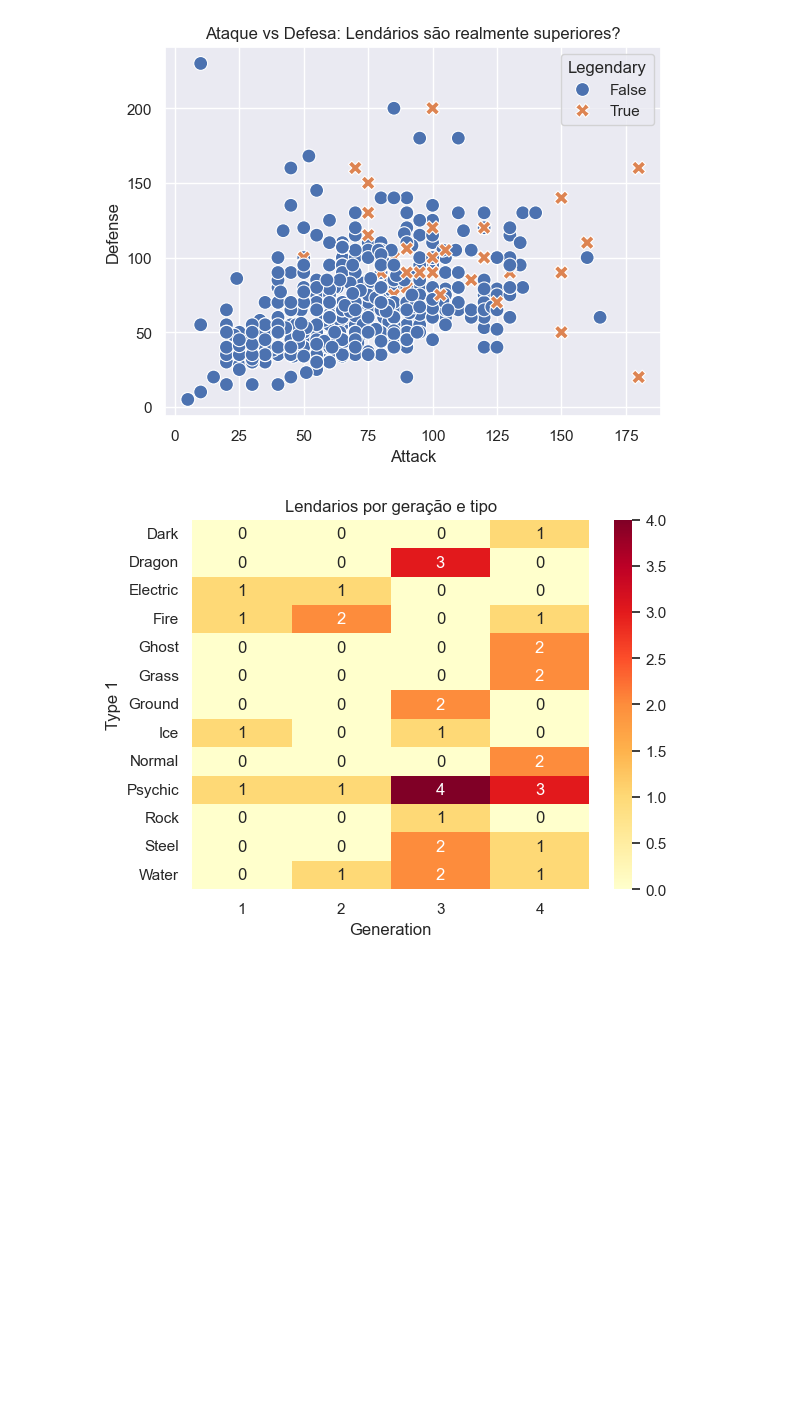
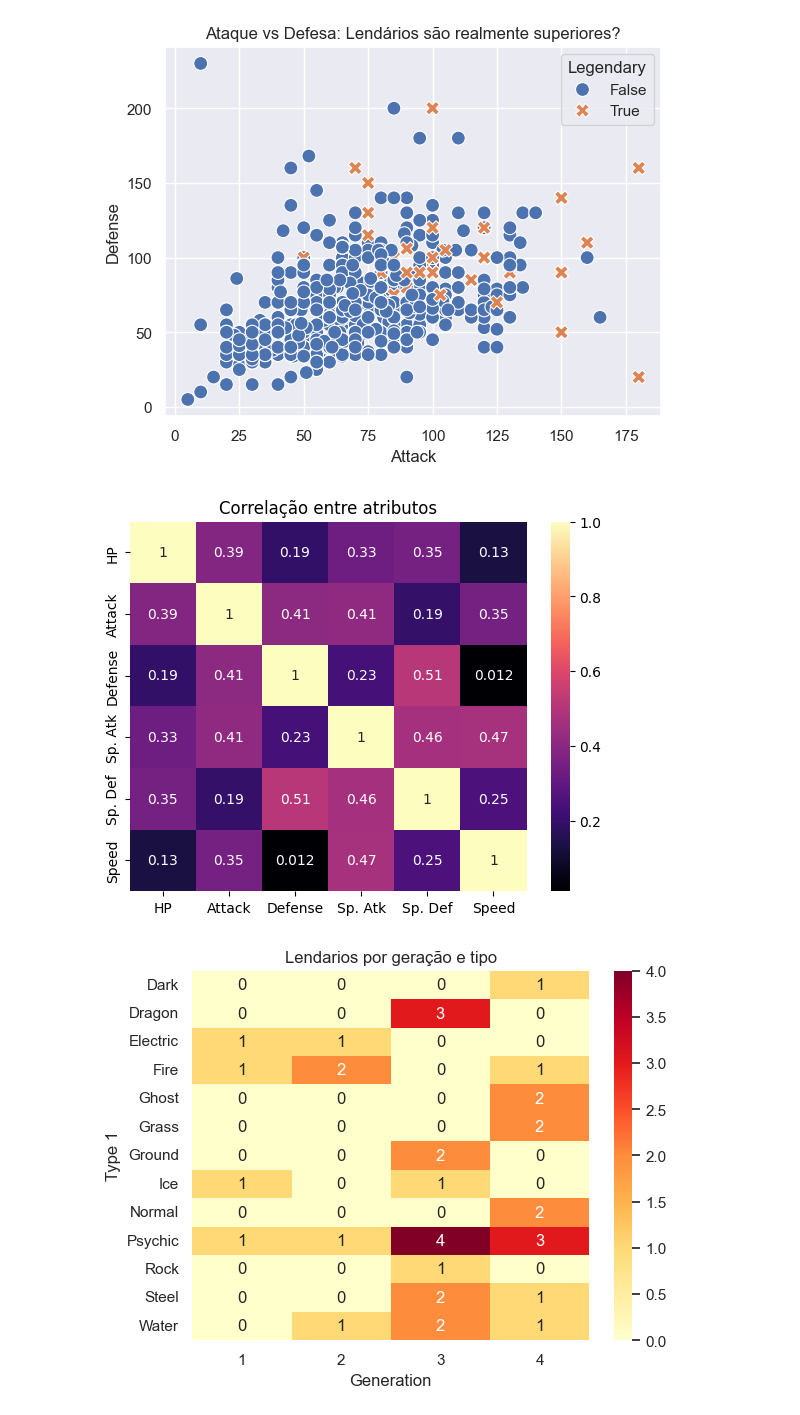
Before and after one commit to IuryFranca15/Digi-pokemon_database, a Jupyter notebook: pokemon.ipynb, the cells around one changed output. Saved outputs shown, nothing was run; the diff lists cells and outputs as text; code cells hidden in the pictures; blank space fills up the shorter version.

```diff
--- a/pokemon.ipynb
+++ b/pokemon.ipynb
@@ -303,10 +325,15 @@ plt.show()
 # %%
 #: Uma matriz colorida que mostra a força da
 # relação entre todos os atributos numéricos.
 # Se o quadradinho entre Attack e Speed for
 # muito escuro/claro, você prova que eles crescem juntos (ou não).
 
-sns.heatmap(data='df', annot=True, cmap= 'Magma')
+matriz = df[['HP', 'Attack', 'Defense', 'Sp. Atk', 'Sp. Def', 'Speed']].corr()
+sns.heatmap(data=matriz, annot=True, cmap= 'magma')
+plt.title("Correlação entre atributos")
+plt.show()
+# %% [output]
+[figure, added]
 # %%
 pivot = df[df['Legendary']==True].pivot_table(index='Type 1', columns='Generation', values='Legendary', aggfunc='count').fillna(0)
 sns.heatmap(pivot, annot=True, cmap='YlOrRd')
```
Also changed, not shown: parts of 2 cells of this notebook.
